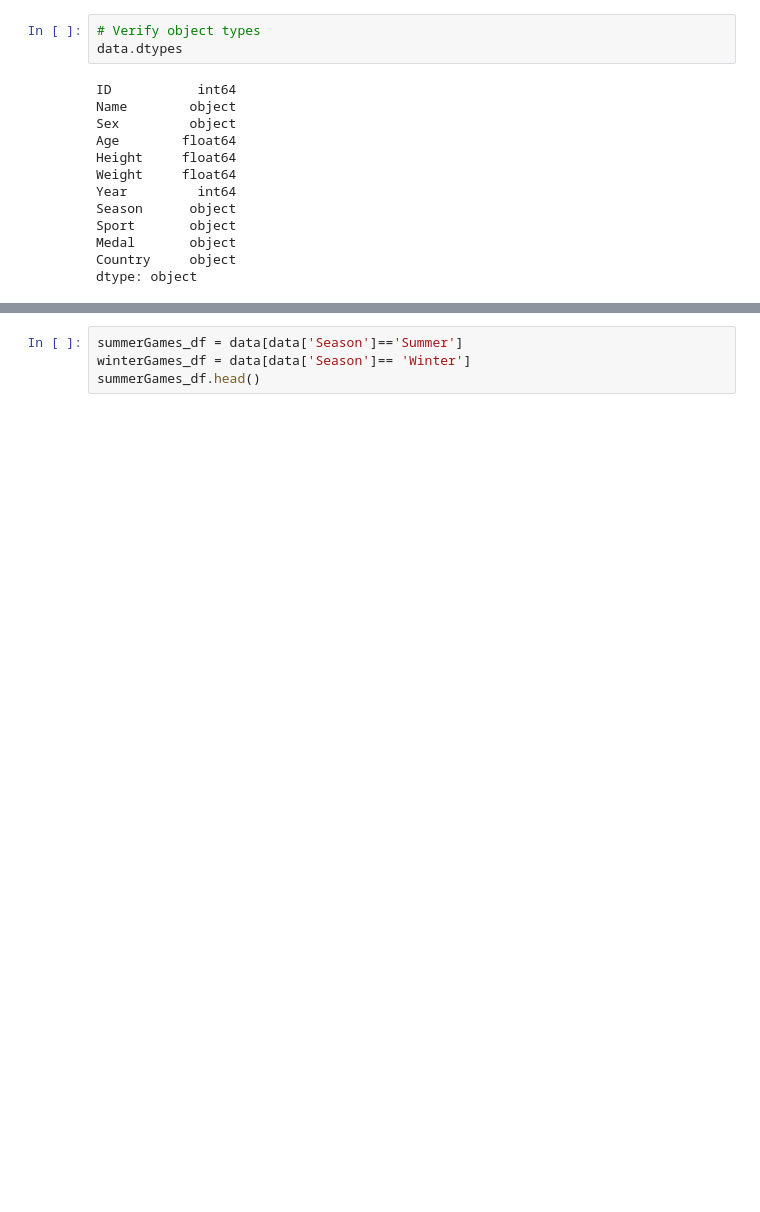
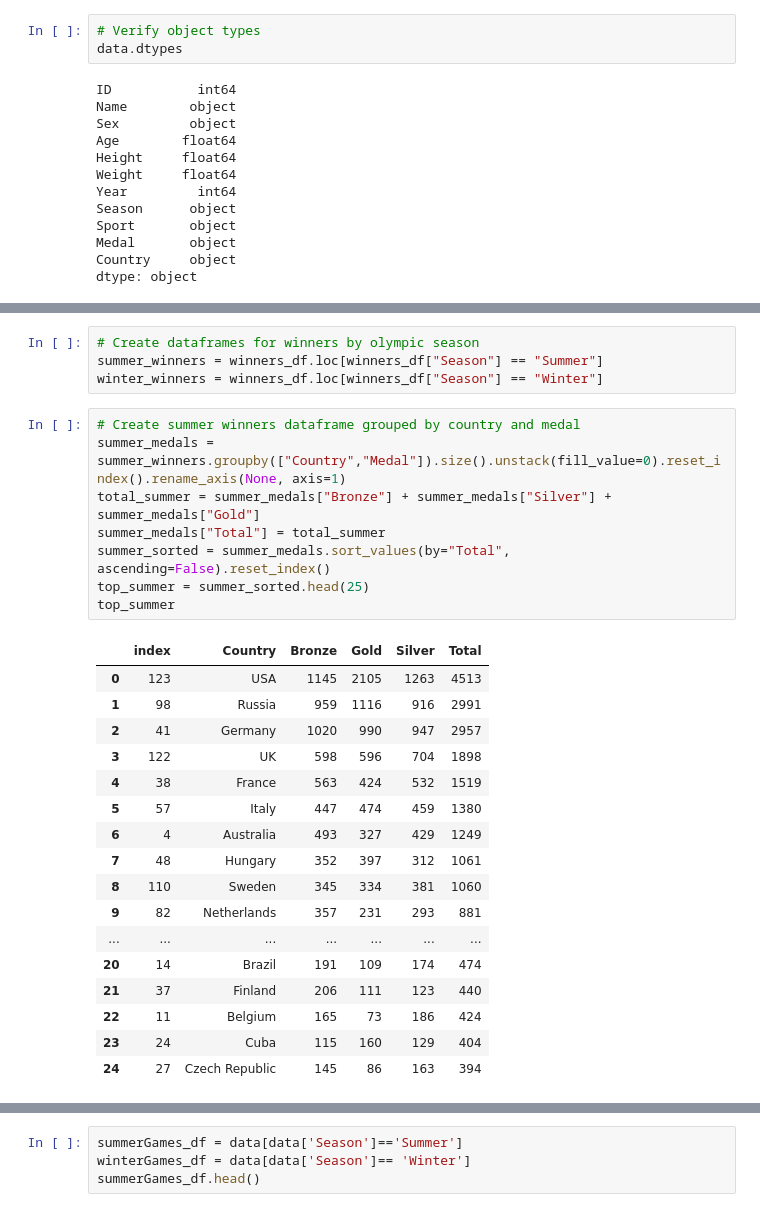
Before and after one commit to sissa81/project1, a Jupyter notebook: olympics.ipynb, the cells around one changed output, grey strips where cells are left out. Drawn from its saved outputs; the diff is of its cells as text; blank space fills up the shorter version.

```diff
--- a/olympics.ipynb
+++ b/olympics.ipynb
@@ -100,0 +125,30 @@ ages_winners_df.head()
+# %%
+# Create dataframes for winners by olympic season
+summer_winners = winners_df.loc[winners_df["Season"] == "Summer"]
+winter_winners = winners_df.loc[winners_df["Season"] == "Winter"]
+# %%
+# Create summer winners dataframe grouped by country and medal
+summer_medals = summer_winners.groupby(["Country","Medal"]).size().unstack(fill_value=0).reset_index().rename_axis(None, axis=1)
+total_summer = summer_medals["Bronze"] + summer_medals["Silver"] + summer_medals["Gold"]
+summer_medals["Total"] = total_summer
+summer_sorted = summer_medals.sort_values(by="Total", ascending=False).reset_index()
+top_summer = summer_sorted.head(25)
+top_summer
+# %% [output]
+|  | index | Country | Bronze | Gold | Silver | Total |
+| 0 | 123 | USA | 1145 | 2105 | 1263 | 4513 |
+| 1 | 98 | Russia | 959 | 1116 | 916 | 2991 |
+| 2 | 41 | Germany | 1020 | 990 | 947 | 2957 |
+| 3 | 122 | UK | 598 | 596 | 704 | 1898 |
+| 4 | 38 | France | 563 | 424 | 532 | 1519 |
+| 5 | 57 | Italy | 447 | 474 | 459 | 1380 |
+| 6 | 4 | Australia | 493 | 327 | 429 | 1249 |
+| 7 | 48 | Hungary | 352 | 397 | 312 | 1061 |
+| 8 | 110 | Sweden | 345 | 334 | 381 | 1060 |
+| 9 | 82 | Netherlands | 357 | 231 | 293 | 881 |
+| ... | ... | ... | ... | ... | ... | ... |
+| 20 | 14 | Brazil | 191 | 109 | 174 | 474 |
+| 21 | 37 | Finland | 206 | 111 | 123 | 440 |
+| 22 | 11 | Belgium | 165 | 73 | 186 | 424 |
+| 23 | 24 | Cuba | 115 | 160 | 129 | 404 |
+| 24 | 27 | Czech Republic | 145 | 86 | 163 | 394 |
```
Also changed, not shown: parts of 5 cells of this notebook.
